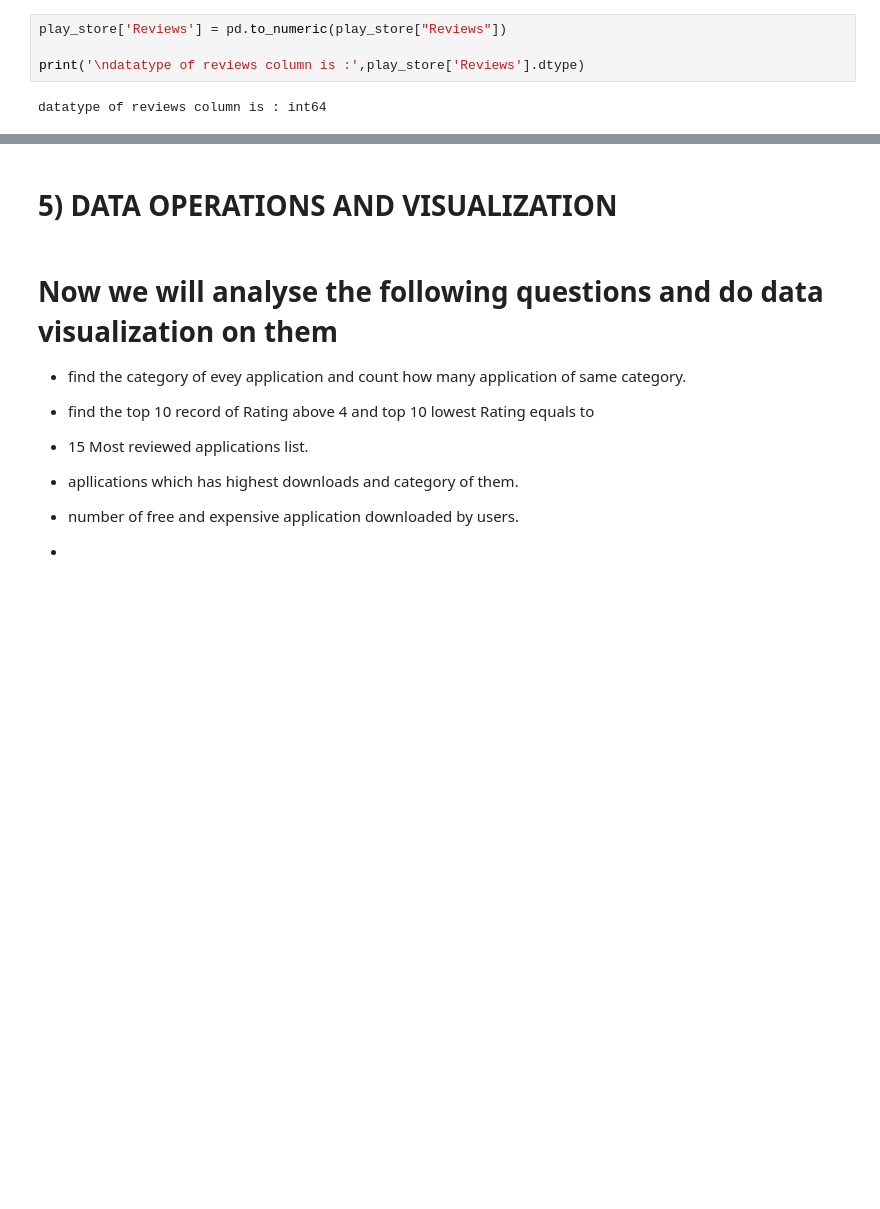
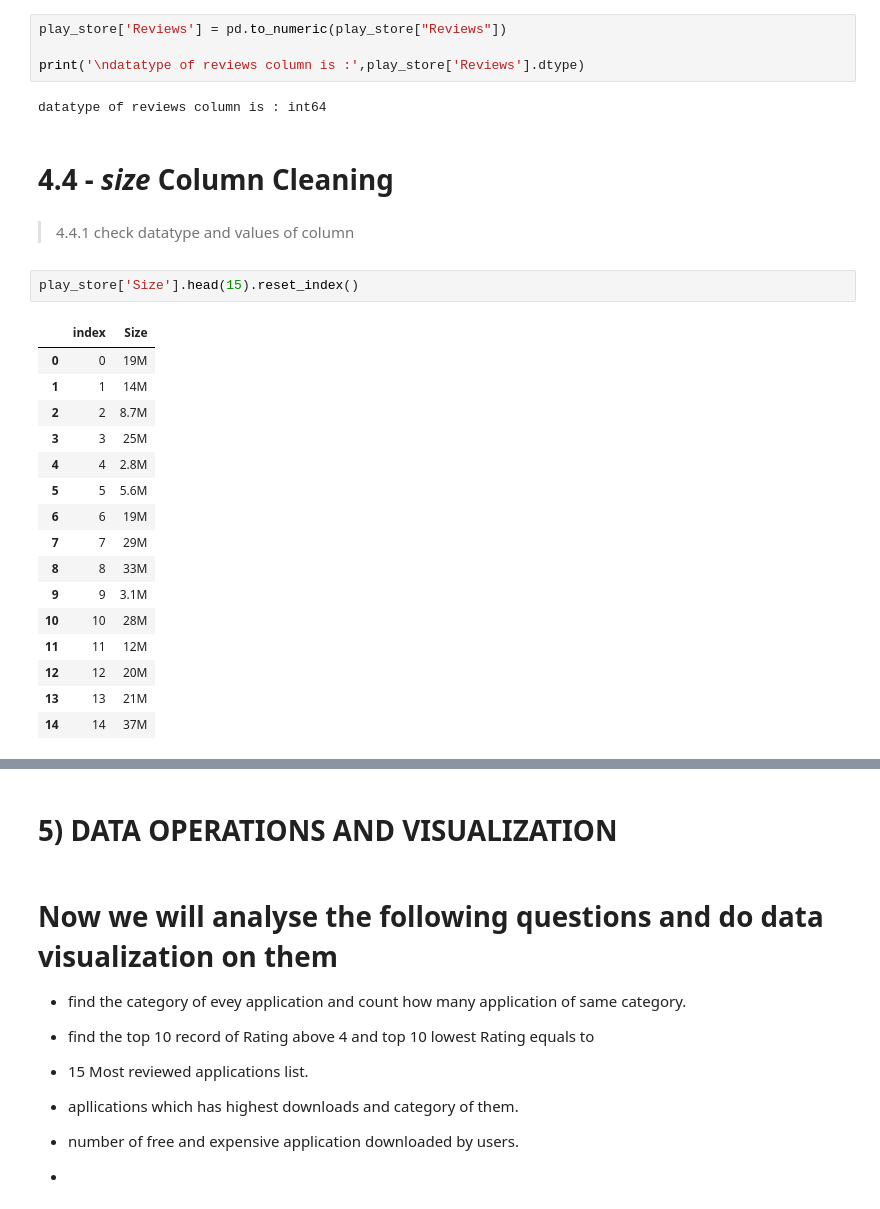
Before and after one commit to kuldip-datascience/Play_store_eda, a Jupyter notebook: Kuldip_parmar.ipynb, the cells around one changed output, grey strips where cells are left out. Drawn from its saved outputs; the diff is of its cells as text; blank space fills up the shorter version.

Commit message:
size column complete

```diff
--- a/Kuldip_parmar.ipynb
+++ b/Kuldip_parmar.ipynb
@@ -295,3 +343,28 @@ play_store['Reviews'] = pd.to_numeric(play_store["Reviews"])
 print('\ndatatype of reviews column is :',play_store['Reviews'].dtype)
 # %% [output]
 datatype of reviews column is : int64
+# %% [markdown]
+# 4.4 - *size* Column Cleaning
+# %% [markdown]
+
+
+> 4.4.1 check datatype and values of column
+# %%
+play_store['Size'].head(15).reset_index()
+# %% [output]
+|  | index | Size |
+| 0 | 0 | 19M |
+| 1 | 1 | 14M |
+| 2 | 2 | 8.7M |
+| 3 | 3 | 25M |
+| 4 | 4 | 2.8M |
+| 5 | 5 | 5.6M |
+| 6 | 6 | 19M |
+| 7 | 7 | 29M |
+| 8 | 8 | 33M |
+| 9 | 9 | 3.1M |
+| 10 | 10 | 28M |
+| 11 | 11 | 12M |
+| 12 | 12 | 20M |
+| 13 | 13 | 21M |
+| 14 | 14 | 37M |
```
Also changed, not shown: parts of 11 cells of this notebook.
